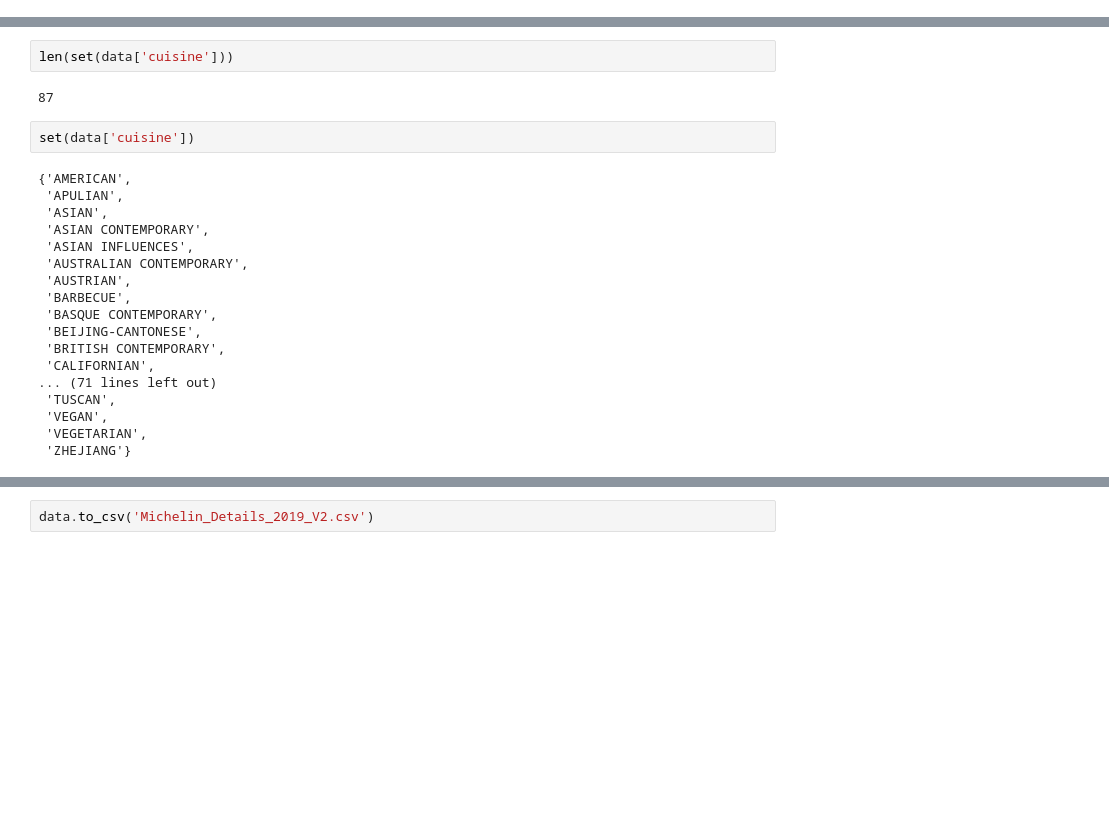
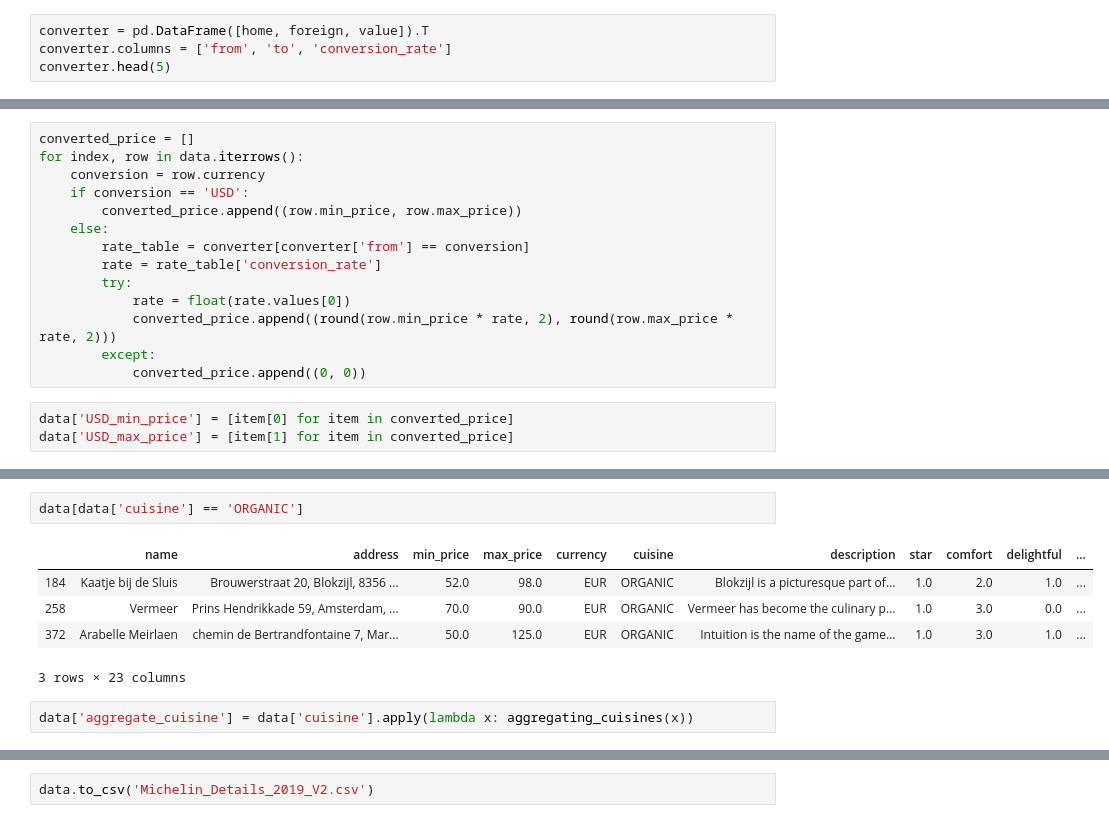
Before and after one commit to lancezeng947/michelin, a Jupyter notebook: Data Clean.ipynb, the cells around one changed output, grey strips where cells are left out. Drawn from its saved outputs; the diff is of its cells as text; blank space fills up the shorter version.

```diff
--- a/Data Clean.ipynb
+++ b/Data Clean.ipynb
@@ -13,0 +58,4 @@ data.head(5)
+# %%
+converter = pd.DataFrame([home, foreign, value]).T
+converter.columns = ['from', 'to', 'conversion_rate']
+converter.head(5)
@@ -13,0 +69,17 @@ data.head(5)
+# %%
+converted_price = []
+for index, row in data.iterrows():
+    conversion = row.currency
+    if conversion == 'USD':
+        converted_price.append((row.min_price, row.max_price))
+    else:
+        rate_table = converter[converter['from'] == conversion]
+        rate = rate_table['conversion_rate']
+        try:
+            rate = float(rate.values[0])
+            converted_price.append((round(row.min_price * rate, 2), round(row.max_price * rate, 2)))
+        except:
+            converted_price.append((0, 0))
+# %%
+data['USD_min_price'] = [item[0] for item in converted_price]
+data['USD_max_price'] = [item[1] for item in converted_price]
@@ -16,24 +139,10 @@ data['cuisine'] = data['cuisine'].apply(lambda x: x.upper().strip())
 # %%
-len(set(data['cuisine']))
+data[data['cuisine'] == 'ORGANIC']
 # %% [output]
+|  | name | address | min_price | max_price | currency | cuisine | description | star | comfort | delightful | ... |
+| 184 | Kaatje bij de Sluis | Brouwerstraat 20, Blokzijl, 8356 ... | 52.0 | 98.0 | EUR | ORGANIC | Blokzijl is a picturesque part of... | 1.0 | 2.0 | 1.0 | ... |
+| 258 | Vermeer | Prins Hendrikkade 59, Amsterdam, ... | 70.0 | 90.0 | EUR | ORGANIC | Vermeer has become the culinary p... | 1.0 | 3.0 | 0.0 | ... |
+| 372 | Arabelle Meirlaen | chemin de Bertrandfontaine 7, Mar... | 50.0 | 125.0 | EUR | ORGANIC | Intuition is the name of the game... | 1.0 | 3.0 | 1.0 | ... |
-87
+3 rows × 23 columns
-# %%
-set(data['cuisine'])
-# %% [output]
-{'AMERICAN',
- 'APULIAN',
- 'ASIAN',
- 'ASIAN CONTEMPORARY',
- 'ASIAN INFLUENCES',
- 'AUSTRALIAN CONTEMPORARY',
- 'AUSTRIAN',
- 'BARBECUE',
- 'BASQUE CONTEMPORARY',
- 'BEIJING-CANTONESE',
- 'BRITISH CONTEMPORARY',
- 'CALIFORNIAN',
-... (71 lines left out)
- 'TUSCAN',
- 'VEGAN',
- 'VEGETARIAN',
- 'ZHEJIANG'}
+# %%
+data['aggregate_cuisine'] = data['cuisine'].apply(lambda x: aggregating_cuisines(x))
```
Also changed, not shown: parts of 22 cells of this notebook, 2 other files.
